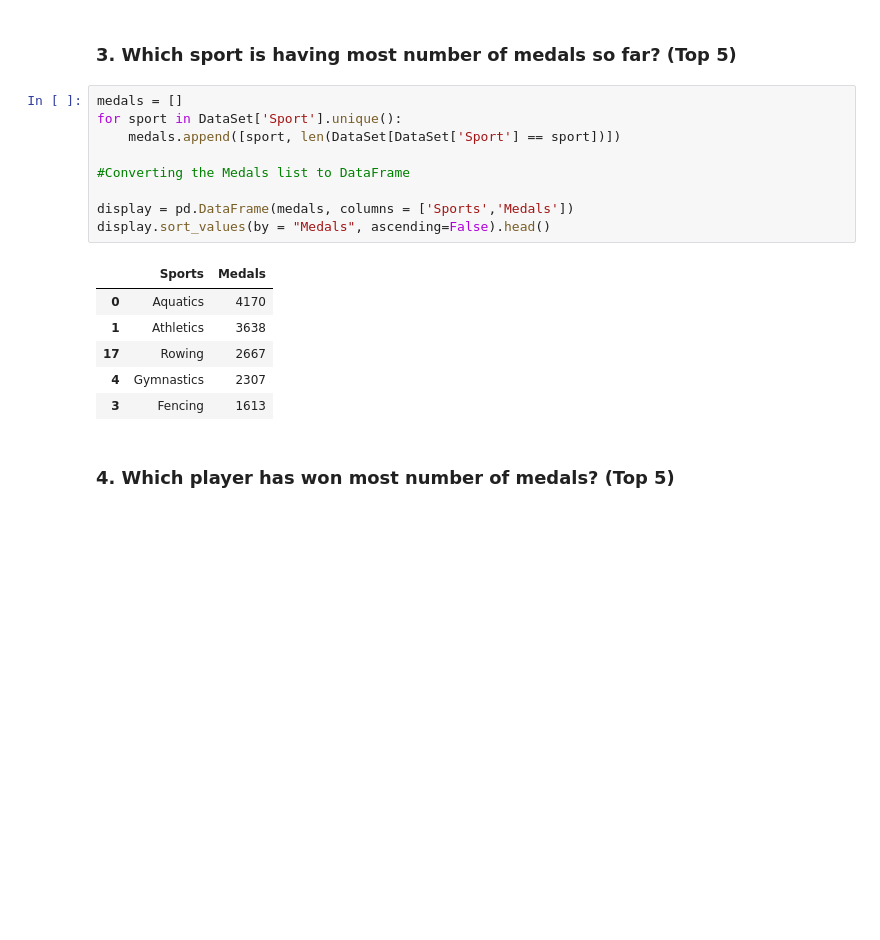
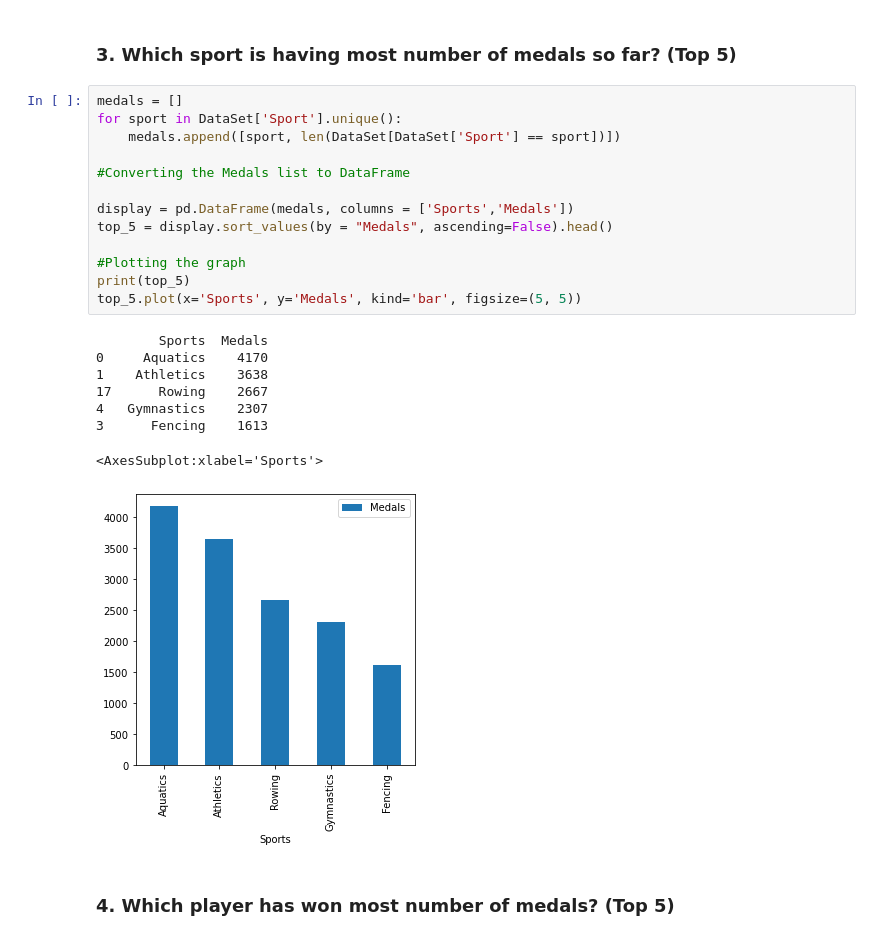
Before and after one commit to abdul-sohail24/ETG_DataAnalysis, a Jupyter notebook: Olympics.ipynb, the cells around one changed output. Drawn from its saved outputs; the diff is of its cells as text; blank space fills up the shorter version.

Commit message:
Added Graph for 3rd Solution

```diff
--- a/Olympics.ipynb
+++ b/Olympics.ipynb
@@ -42,19 +42,25 @@ top_5.plot(x='Sports', y='Gold Medals', kind='bar', figsize=(5, 5))
 # %%
 medals = []
 for sport in DataSet['Sport'].unique():
     medals.append([sport, len(DataSet[DataSet['Sport'] == sport])])
 
 #Converting the Medals list to DataFrame
 
 display = pd.DataFrame(medals, columns = ['Sports','Medals'])
-display.sort_values(by = "Medals", ascending=False).head()
+top_5 = display.sort_values(by = "Medals", ascending=False).head()
+
+#Plotting the graph
+print(top_5)
+top_5.plot(x='Sports', y='Medals', kind='bar', figsize=(5, 5))
 # %% [output]
-|  | Sports | Medals |
-| 0 | Aquatics | 4170 |
-| 1 | Athletics | 3638 |
-| 17 | Rowing | 2667 |
-| 4 | Gymnastics | 2307 |
-| 3 | Fencing | 1613 |
+        Sports  Medals
+0     Aquatics    4170
+1    Athletics    3638
+17      Rowing    2667
+4   Gymnastics    2307
+3      Fencing    1613
+<AxesSubplot:xlabel='Sports'>
+[figure, added]
 # %% [markdown]
 ### 4. Which player has won most number of medals? (Top 5)
 # %%
```
